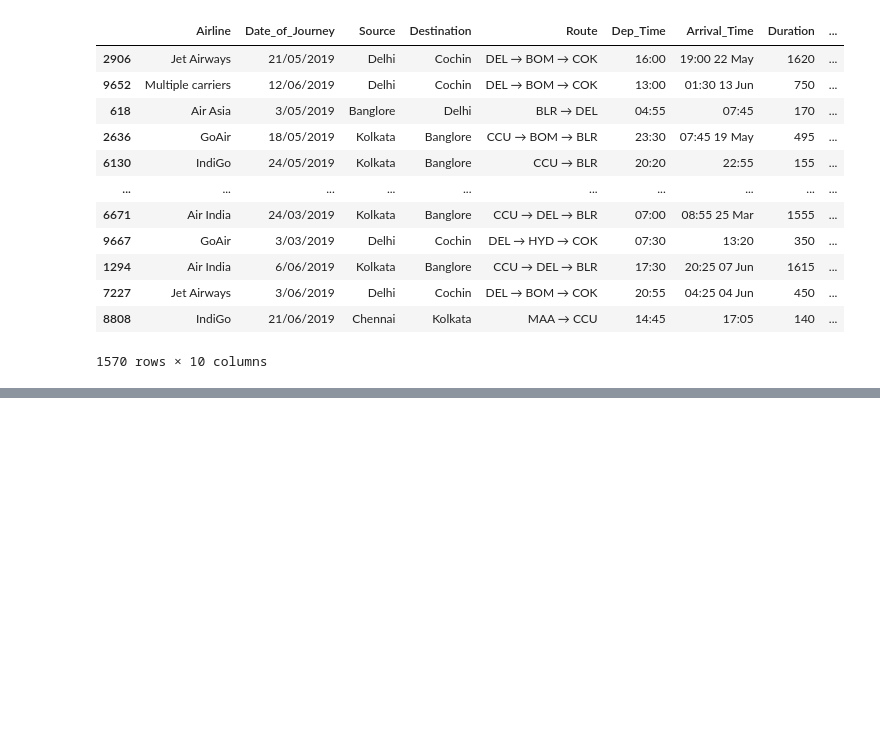
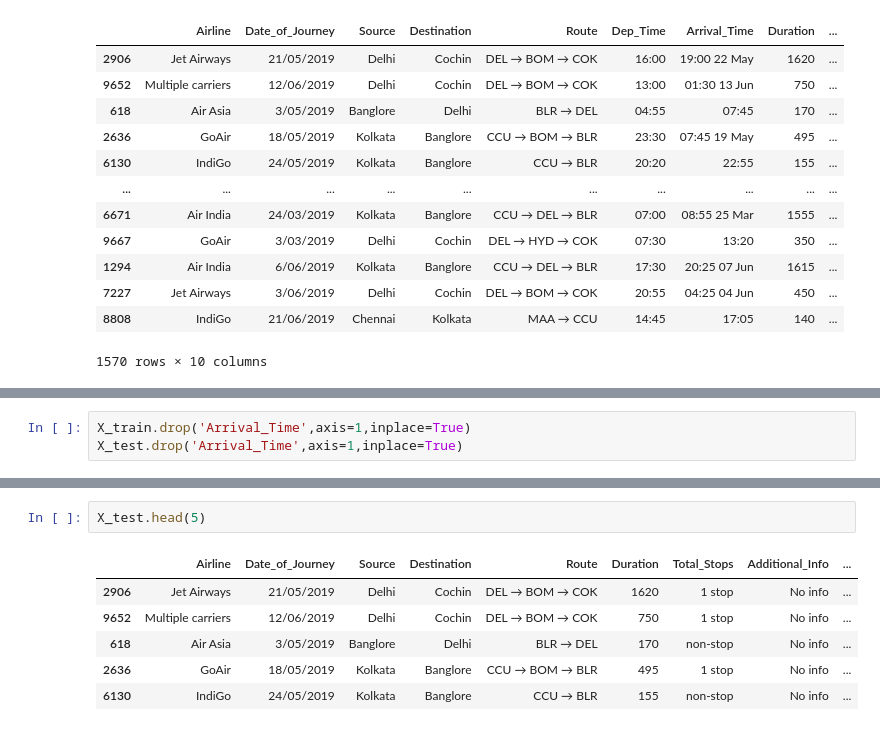
Before and after one commit to V-keerththanan/FlightPricePrediction-ML-DL, a Jupyter notebook: improved_version_of_project.ipynb, the cells around one changed output, grey strips where cells are left out. Cells and saved outputs as stored; diff of their text form; blank space fills up the shorter version.

Commit message:
handled date column in data

```diff
--- a/improved_version_of_project.ipynb
+++ b/improved_version_of_project.ipynb
@@ -139,0 +144,3 @@ X_test
+# %%
+X_train.drop('Arrival_Time',axis=1,inplace=True)
+X_test.drop('Arrival_Time',axis=1,inplace=True)
@@ -139,0 +172,9 @@ X_test
+# %%
+X_test.head(5)
+# %% [output]
+|  | Airline | Date_of_Journey | Source | Destination | Route | Duration | Total_Stops | Additional_Info | ... |
+| 2906 | Jet Airways | 21/05/2019 | Delhi | Cochin | DEL → BOM → COK | 1620 | 1 stop | No info | ... |
+| 9652 | Multiple carriers | 12/06/2019 | Delhi | Cochin | DEL → BOM → COK | 750 | 1 stop | No info | ... |
+| 618 | Air Asia | 3/05/2019 | Banglore | Delhi | BLR → DEL | 170 | non-stop | No info | ... |
+| 2636 | GoAir | 18/05/2019 | Kolkata | Banglore | CCU → BOM → BLR | 495 | 1 stop | No info | ... |
+| 6130 | IndiGo | 24/05/2019 | Kolkata | Banglore | CCU → BLR | 155 | non-stop | No info | ... |
```
Also changed, not shown: parts of 12 cells of this notebook.
